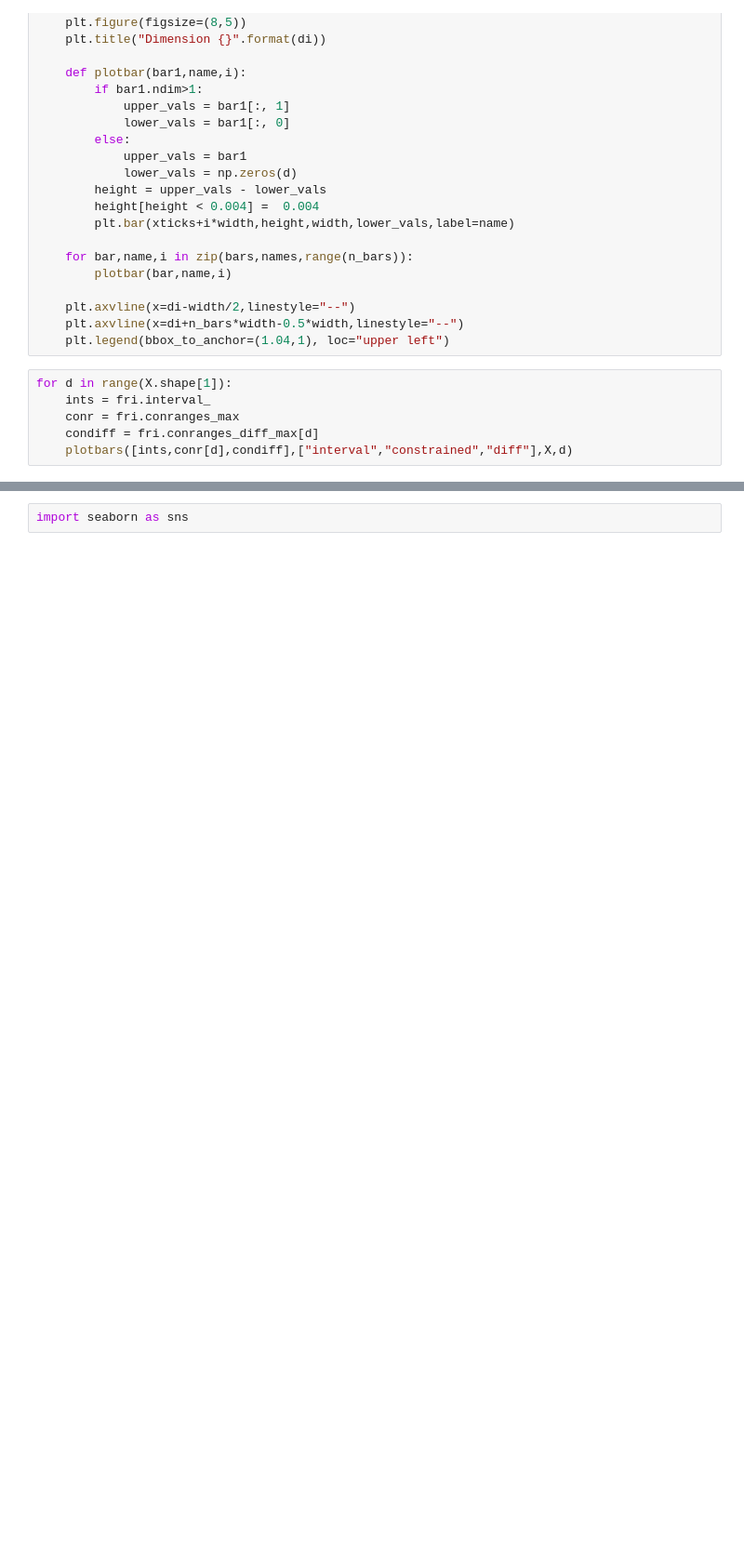
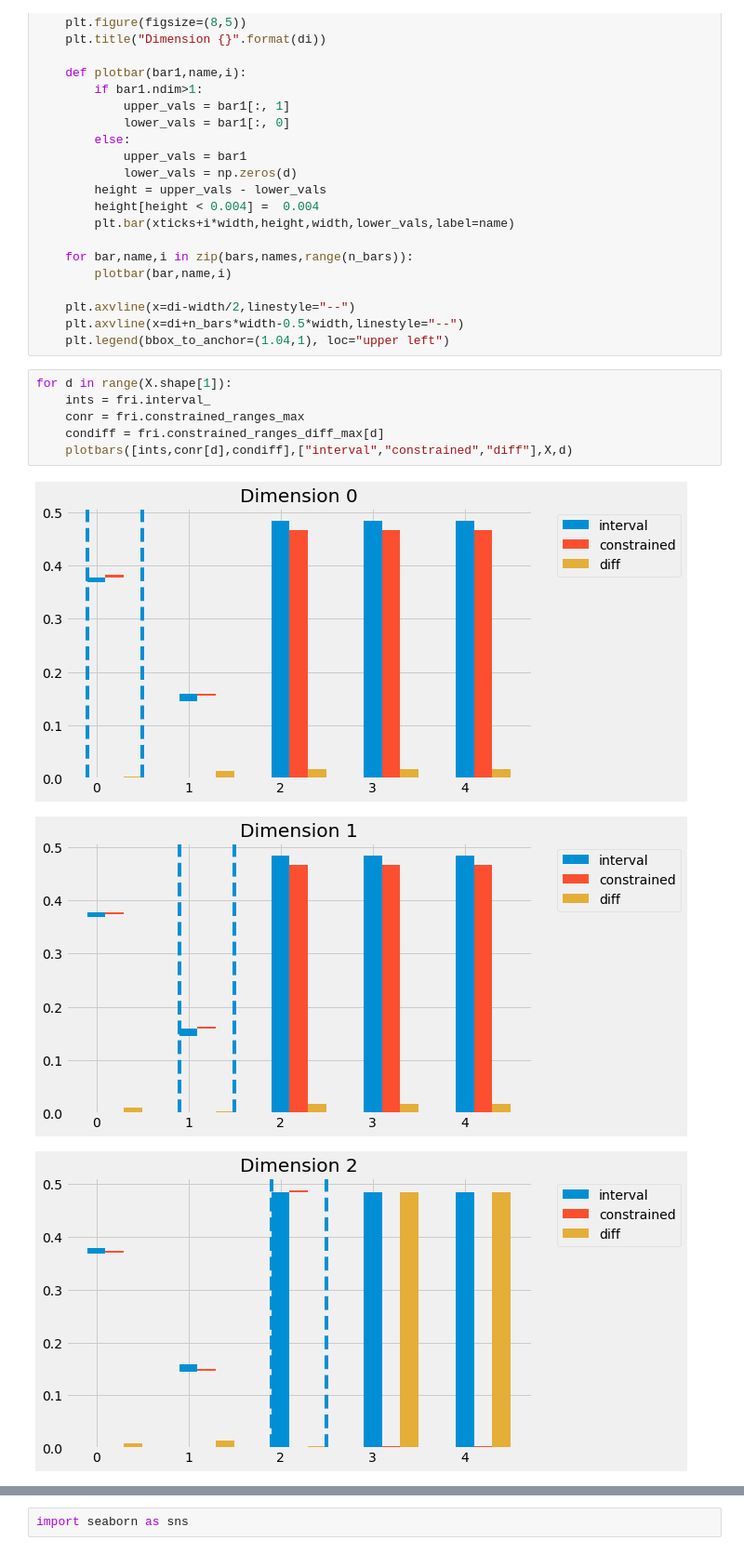
Before and after one commit to lpfann/fri, a Jupyter notebook: notebooks/Test_conRanges.ipynb, the cells around one changed output, grey strips where cells are left out. Shown at 93% size. Drawn from its saved outputs; the diff is of its cells as text; blank space fills up the shorter version.

Commit message:
diff calculation of constrained ranges works now stil not same scale

```diff
--- a/notebooks/Test_conRanges.ipynb
+++ b/notebooks/Test_conRanges.ipynb
@@ -82,6 +80,10 @@ def plotbars(bars,names,X,di):
 # %%
 for d in range(X.shape[1]):
     ints = fri.interval_
-    conr = fri.conranges_max
-    condiff = fri.conranges_diff_max[d]
+    conr = fri.constrained_ranges_max
+    condiff = fri.constrained_ranges_diff_max[d]
     plotbars([ints,conr[d],condiff],["interval","constrained","diff"],X,d)
+# %% [output]
+[figure, added]
+[figure, added]
+[figure, added]
```
Also changed, not shown: parts of 8 cells of this notebook, 1 other file.
